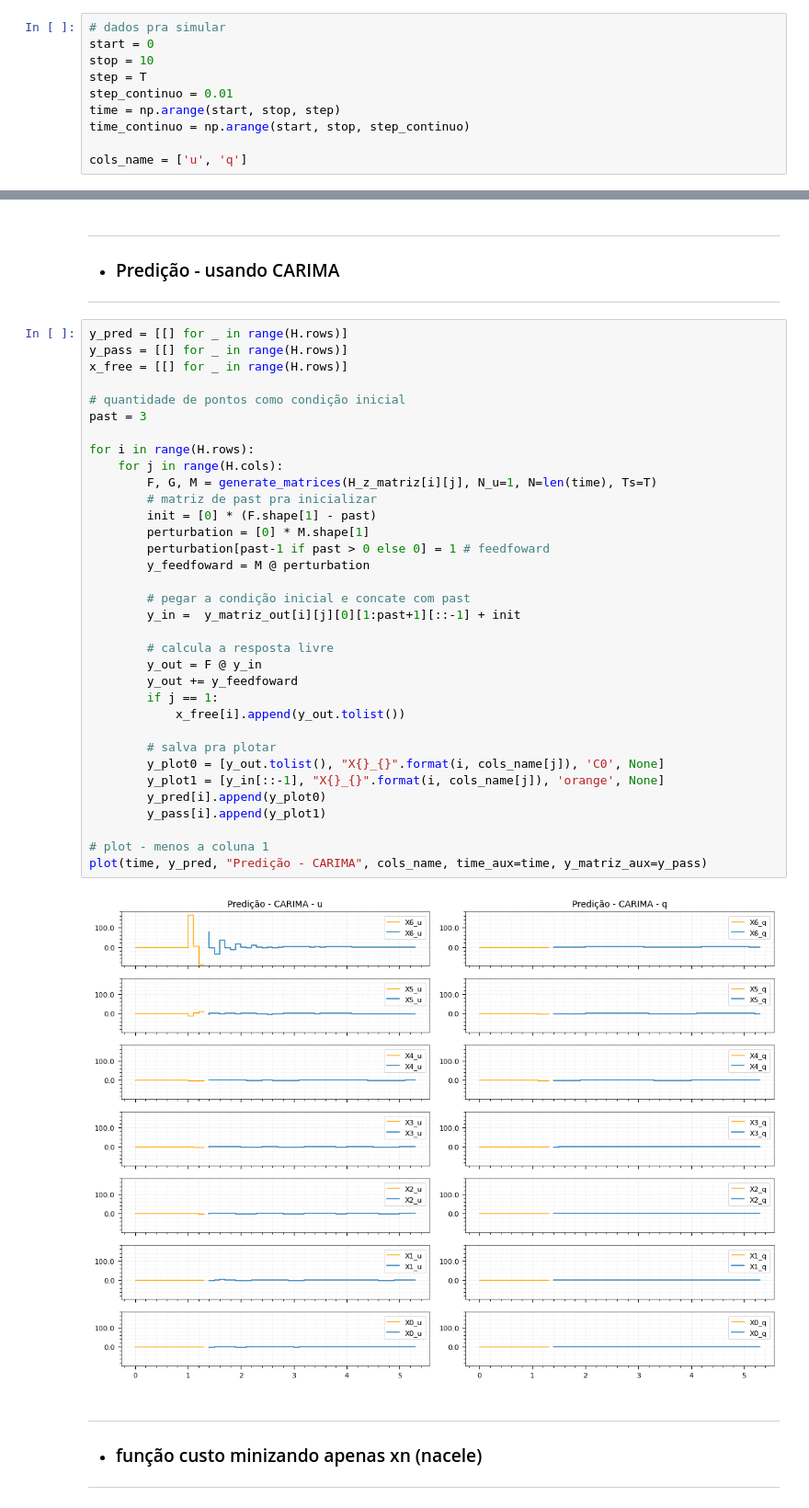
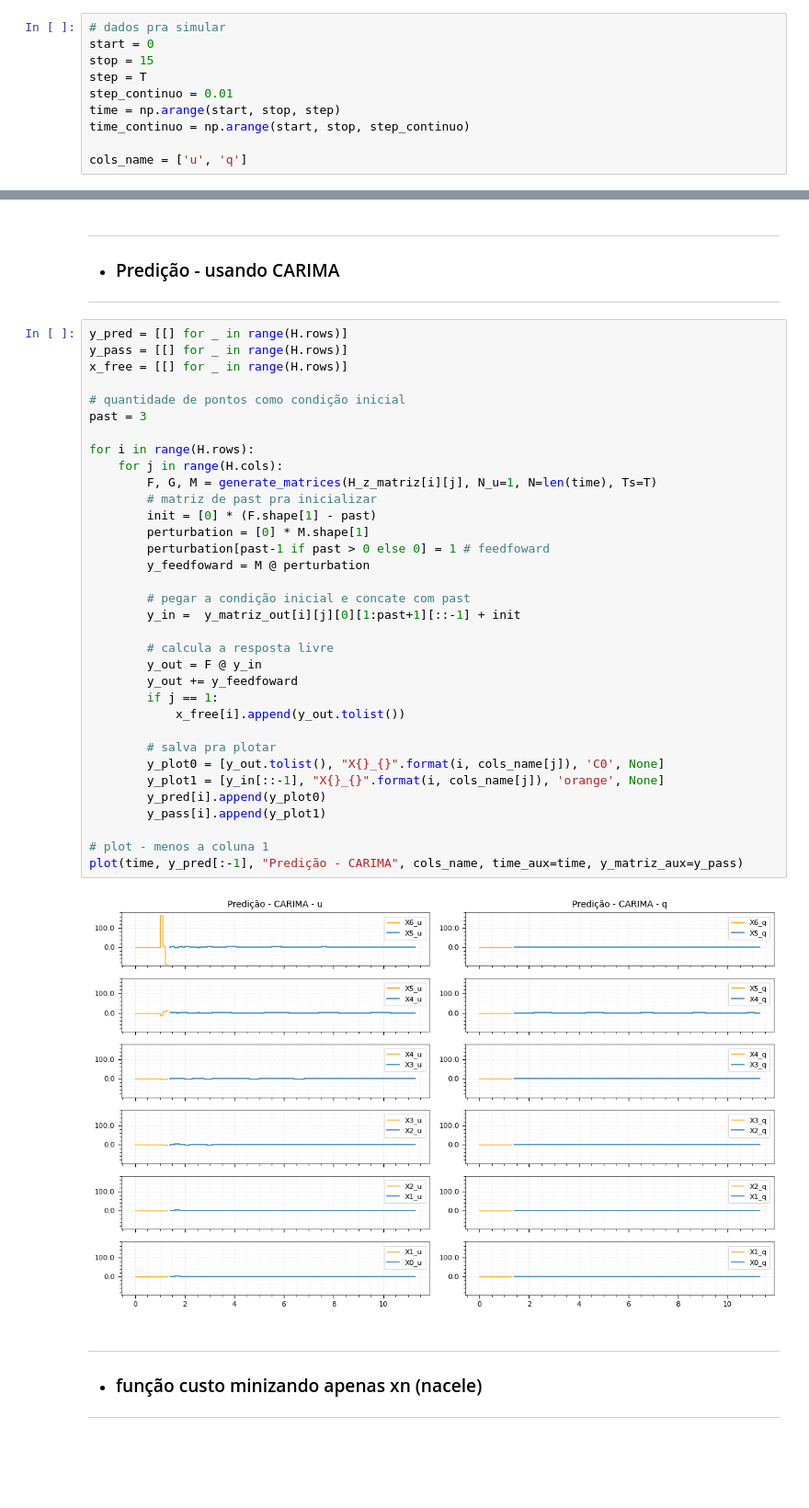
Before and after one commit to AlisonTristao/renovaveis, a Jupyter notebook: model.ipynb, the cells around one changed output, grey strips where cells are left out. Shown at 92% size. Saved outputs shown, nothing was run; the diff lists cells and outputs as text; blank space fills up the shorter version.

```diff
--- a/model.ipynb
+++ b/model.ipynb
@@ -634,7 +634,7 @@ for hi in H_z_matriz:
 # %%
 # dados pra simular
 start = 0
-stop = 10
+stop = 15
 step = T
 step_continuo = 0.01
 time = np.arange(start, stop, step)
@@ -684,35 +684,35 @@ x_free = [[] for _ in range(H.rows)]
 
 # quantidade de pontos como condição inicial
 past = 3
 
 for i in range(H.rows):
     for j in range(H.cols):
         F, G, M = generate_matrices(H_z_matriz[i][j], N_u=1, N=len(time), Ts=T)
         # matriz de past pra inicializar
         init = [0] * (F.shape[1] - past)
         perturbation = [0] * M.shape[1]
         perturbation[past-1 if past > 0 else 0] = 1 # feedfoward
         y_feedfoward = M @ perturbation
 
         # pegar a condição inicial e concate com past
         y_in =  y_matriz_out[i][j][0][1:past+1][::-1] + init
 
         # calcula a resposta livre
         y_out = F @ y_in
         y_out += y_feedfoward
         if j == 1:
             x_free[i].append(y_out.tolist())
 
         # salva pra plotar
         y_plot0 = [y_out.tolist(), "X{}_{}".format(i, cols_name[j]), 'C0', None]
         y_plot1 = [y_in[::-1], "X{}_{}".format(i, cols_name[j]), 'orange', None]
         y_pred[i].append(y_plot0)
         y_pass[i].append(y_plot1)
 
 # plot - menos a coluna 1
-plot(time, y_pred, "Predição - CARIMA", cols_name, time_aux=time, y_matriz_aux=y_pass)
+plot(time, y_pred[:-1], "Predição - CARIMA", cols_name, time_aux=time, y_matriz_aux=y_pass)
 # %% [output]
-[figure, old version]
+[figure, new version]
 # %% [markdown]
 ---
 * ### função custo minizando apenas xn (nacele)
```
Also changed, not shown: parts of 5 cells of this notebook, 1 other file.
